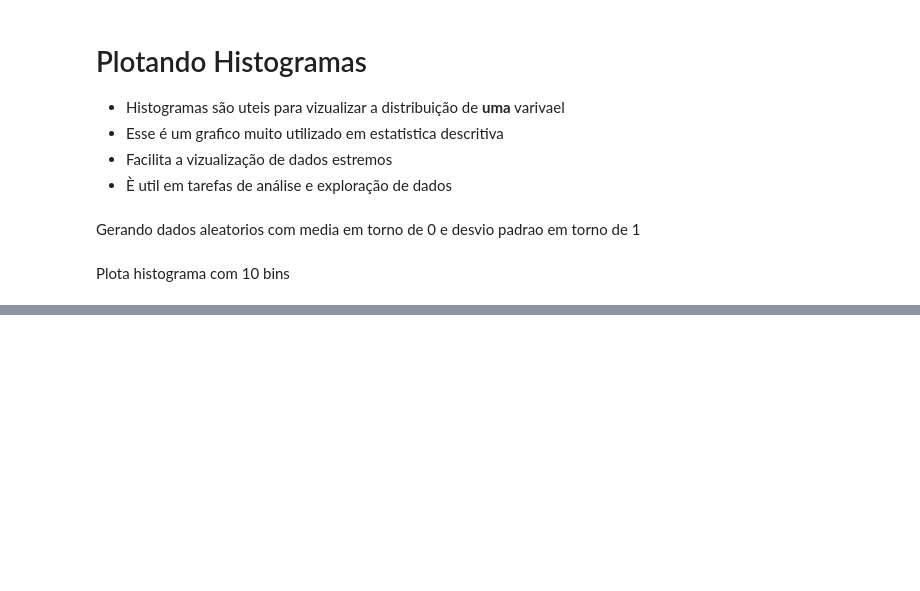
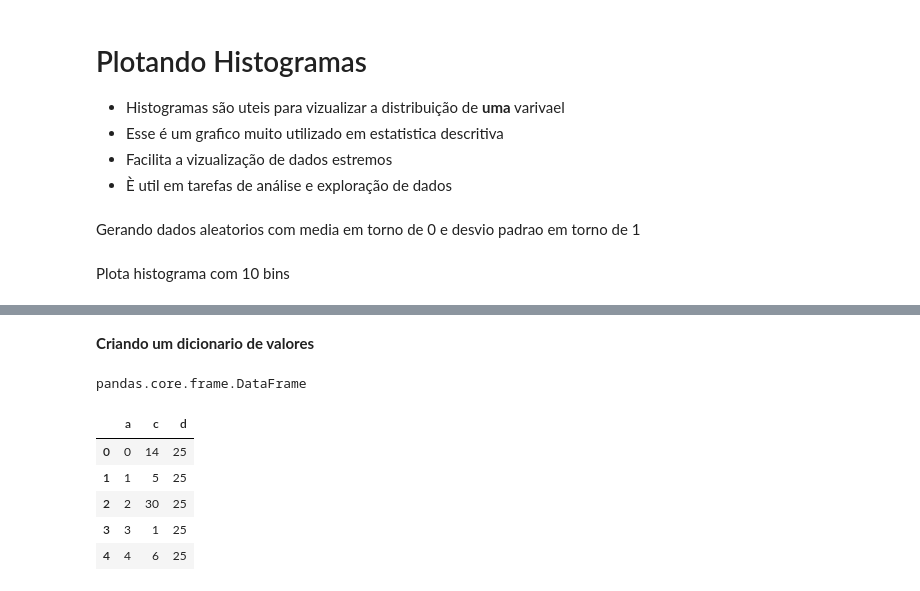
Before and after one commit to Kouta-22/Pratices_DataScience, a Jupyter notebook: visualizacao_de_dados/aula02.ipynb, the cells around one changed output, grey strips where cells are left out. Drawn from its saved outputs; the diff is of its cells as text; code cells hidden in the pictures; blank space fills up the shorter version.

```diff
--- a/visualizacao_de_dados/aula02.ipynb
+++ b/visualizacao_de_dados/aula02.ipynb
@@ -26,0 +33,2 @@ plt.hist(d, bins = 10, color = 'r')
+# %% [markdown]
+__Criando um dicionario de valores__
@@ -26,0 +43,13 @@ plt.hist(d, bins = 10, color = 'r')
+# %%
+type(data)
+# %% [output]
+pandas.core.frame.DataFrame
+# %%
+data.head()
+# %% [output]
+|  | a | c | d |
+| 0 | 0 | 14 | 25 |
+| 1 | 1 | 5 | 25 |
+| 2 | 2 | 30 | 25 |
+| 3 | 3 | 1 | 25 |
+| 4 | 4 | 6 | 25 |
```
Also changed, not shown: parts of 12 cells of this notebook, 2 other files.
